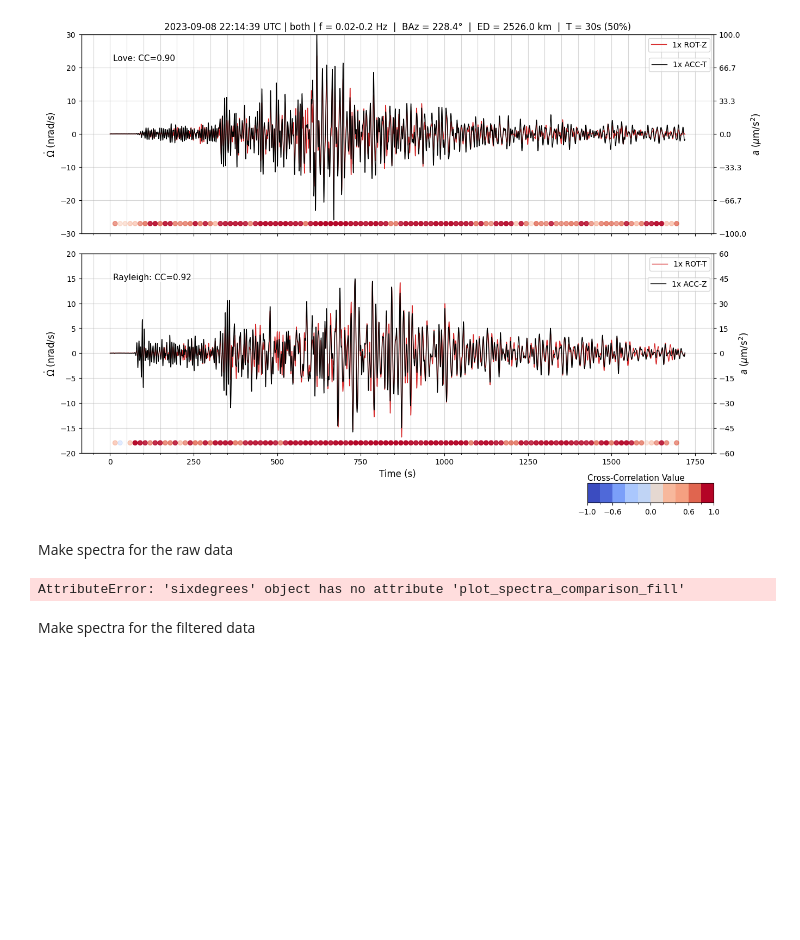
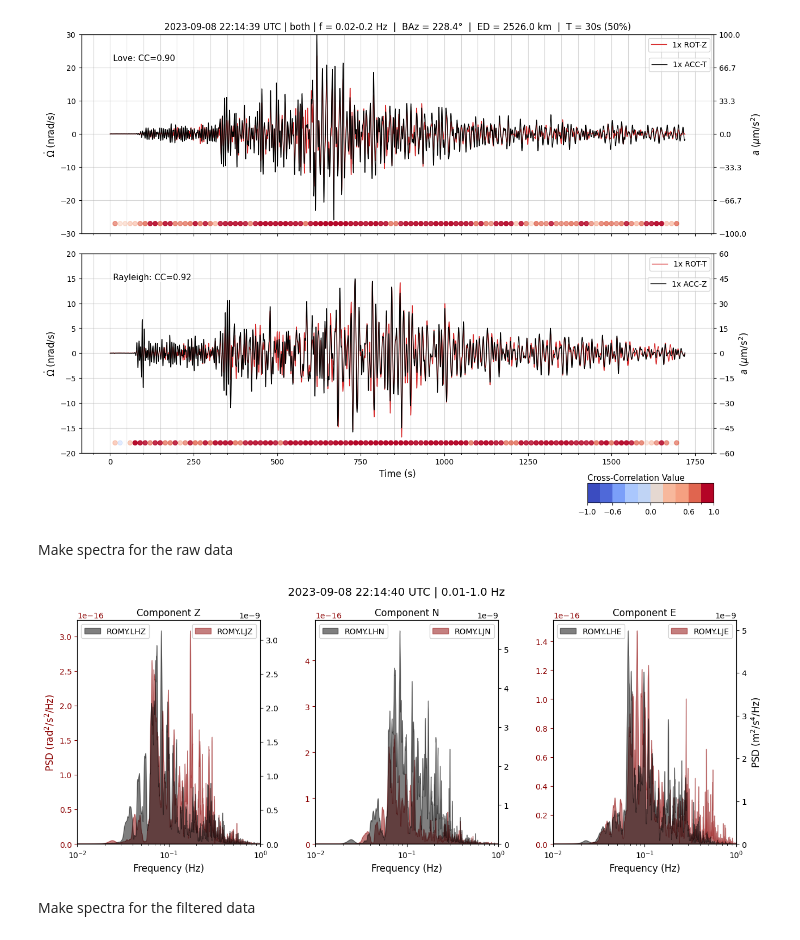
Before and after one commit to andbrocode/SixDegreesOfFreedom, a Jupyter notebook: examples/XROMY_analysis_demo1.ipynb, the cells around one changed output. Saved outputs shown, nothing was run; the diff lists cells and outputs as text; code cells hidden in the pictures; blank space fills up the shorter version.

Commit message:
updated examples, commented plot functions in sixdegrees.py, updated plot functions

```diff
--- a/examples/XROMY_analysis_demo1.ipynb
+++ b/examples/XROMY_analysis_demo1.ipynb
@@ -208,17 +208,17 @@ fig = plot_waveform_cc(
 Make spectra for the raw data
 # %%
 # Plot the spectra comparison
-fig = sd.plot_spectra_comparison_fill(
+fig = plot_spectra_comparison_fill(
     rot=sd.get_stream("rotation", raw=True).copy(),
     acc=sd.get_stream("translation", raw=True).copy(),
     fmin=0.01,
     fmax=1.0,
     ylog=False,
     xlog=True,
     fill=True
 )
 # %% [output]
-AttributeError: 'sixdegrees' object has no attribute 'plot_spectra_comparison_fill'
+[figure, added]
 # %% [markdown]
 Make spectra for the filtered data
 # %%
```
Also changed, not shown: parts of 3 cells of this notebook, 1 other file.
